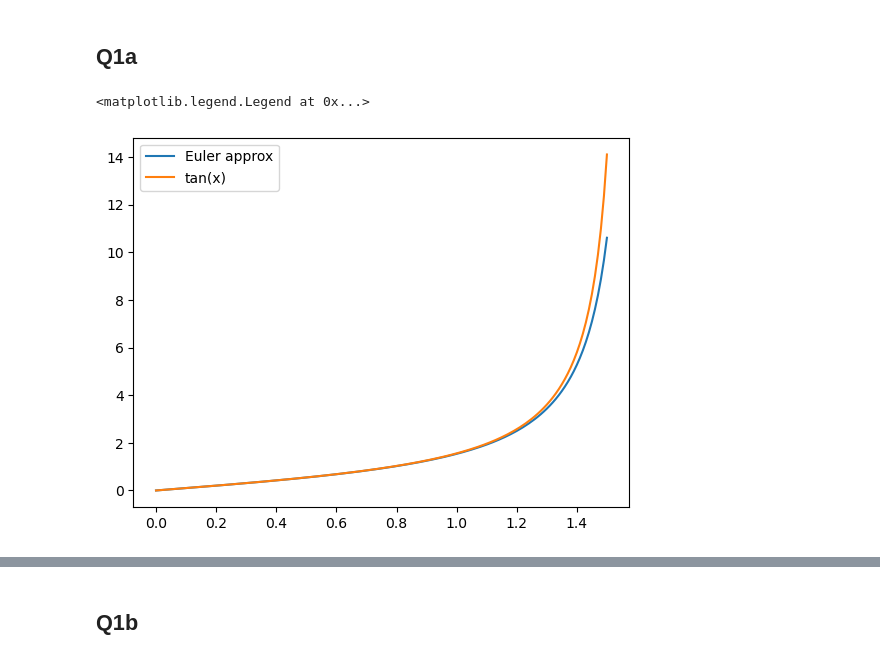
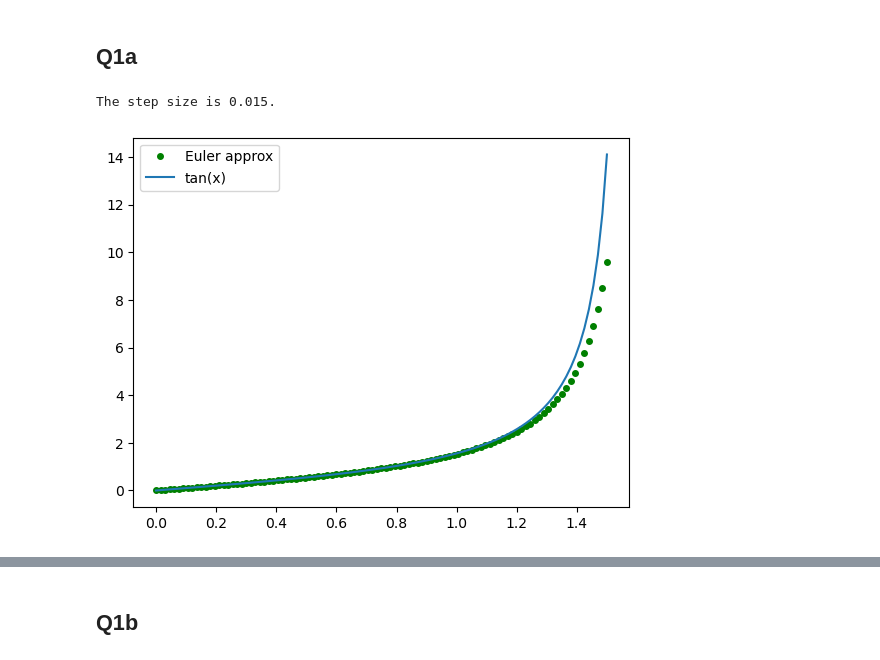
Before and after one commit to kparrine/Computational_Astro, a Jupyter notebook: C3/C3.ipynb, the cells around one changed output, grey strips where cells are left out. Saved outputs shown, nothing was run; the diff lists cells and outputs as text; code cells hidden in the pictures.

Commit message:
Changing method for step size in functions

```diff
--- a/C3/C3.ipynb
+++ b/C3/C3.ipynb
@@ -14,12 +14,16 @@ plt.plot(x,np.tan(x))
 def func(x,y):
     return y**2+1
 
-def E_Method(xi, yi, h=0.01, steps=150, xprnt = False):
+def E_Method(xi,xf,yi,steps=100, xprnt = False):
     '''
-    h = step size (default = 0.01), steps = number of steps to go for loop (default = 150).
+    xi = initial x, xf = final x, yi = initial y, steps = number of steps to go for loop (default = 100), xprnt is a flag if one wants to
+    print out the step size, h (default = False).
     '''
     x_vals = [xi]
     y_vals = [yi]
+
+    h = (xf-xi)/steps #always want to reach the end of integral range not go past it and approx
+    print(f"The step size is {h}.")
 
     for i in range(steps):
         y_new = yi + h * func(x=xi,y=yi)
@@ -37,13 +41,16 @@ def E_Method(xi, yi, h=0.01, steps=150, xprnt = False):
 
     return np.array(x_vals), np.array(y_vals)
 
-def RK4(xi, yi, h=0.01, steps=150, xprnt = False):
+def RK4(xi, xf, yi, steps=100, xprnt = False):
     '''
-    h = step size (default = 0.01), steps = number of steps to go for loop (default = 150).
-    '''
+    xi = initial x, xf = final x, yi = initial y, steps = number of steps to go for loop (default = 100), xprnt is a flag if one wants to
+    print out the step size, h (default = False).    '''
 
     x_vals = [xi]
     y_vals = [yi]
+
+    h = (xf-xi)/steps #always want to reach the end of integral range not go past it and approx
+    print(f"The step size is {h}.")
 
     for i in range(steps):
         k1 = func(xi,yi)
@@ -68,10 +75,11 @@ def RK4(xi, yi, h=0.01, steps=150, xprnt = False):
 # %% [markdown]
 ## Q1a
 # %%
-x_vals, y_vals = E_Method(xi=0,yi=0)
-plt.plot(x_vals,y_vals, label="Euler approx")
+x_vals, y_vals = E_Method(xi=0,xf=1.5,yi=0)
+plt.plot(x_vals,y_vals, "go",markersize=4,label="Euler approx")
 plt.plot(x_vals,np.tan(x_vals),label = "tan(x)")
 plt.legend()
+plt.savefig("E_basic",dpi=300)
 # %% [output]
-<matplotlib.legend.Legend at 0x...>
+The step size is 0.015.
-[figure, old version]
+[figure, new version]
```
Also changed, not shown: parts of 15 cells of this notebook.
